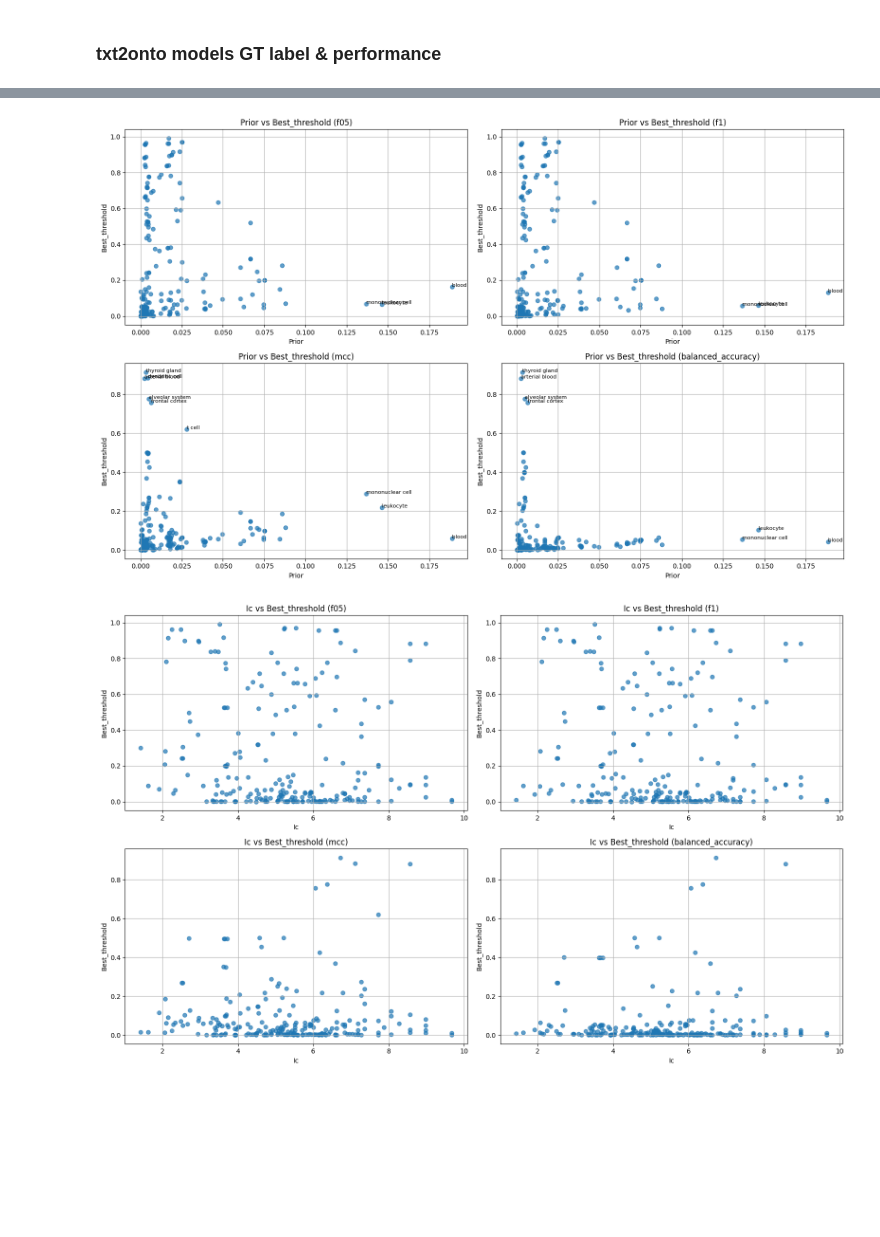
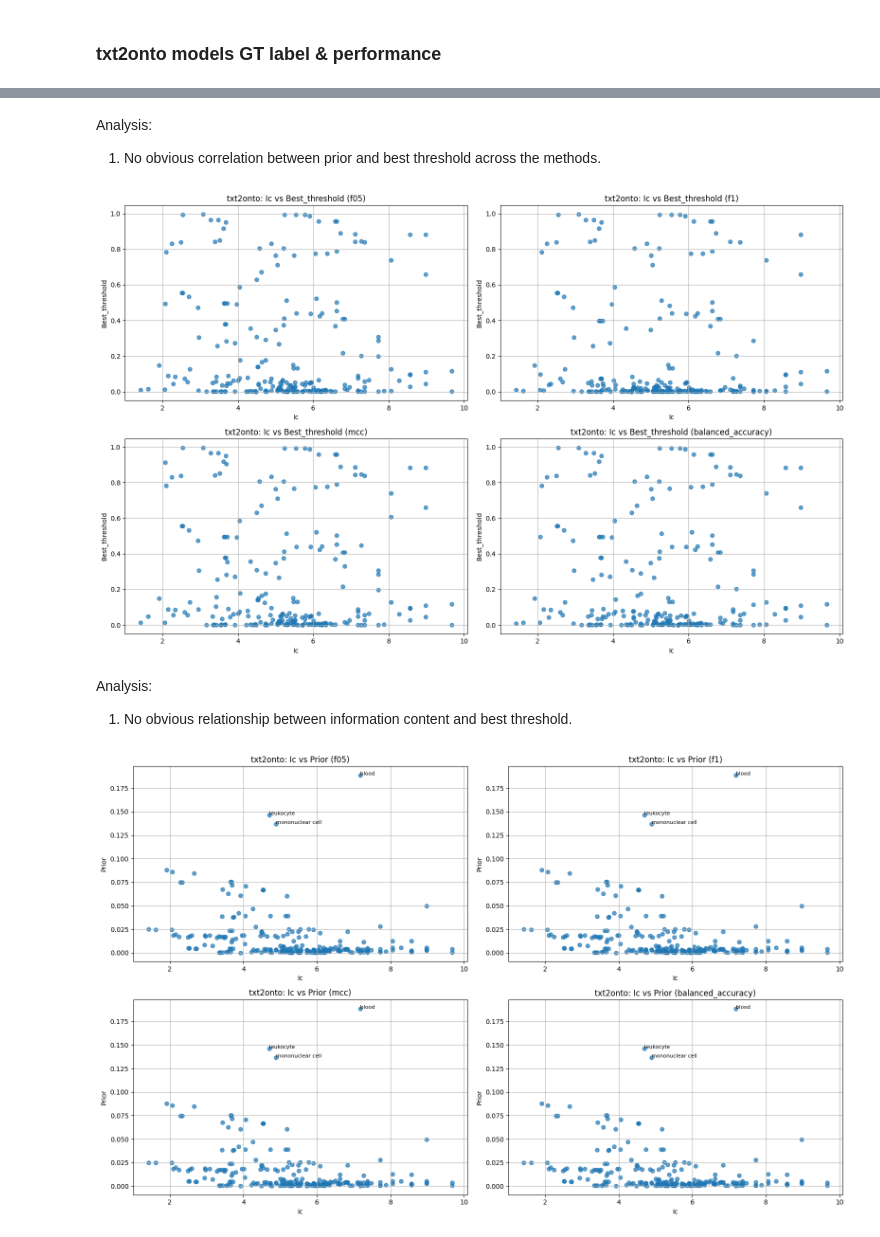
Before and after one commit to phicks22/txt2onto_prediction_workflow, a Jupyter notebook: notebook/2025-11-17__sampleLASSO_microarray_description_txt2onto_predicted_annotation_analysis.ipynb, the cells around one changed output, grey strips where cells are left out. Drawn from its saved outputs; the diff is of its cells as text; code cells hidden in the pictures; blank space fills up the shorter version.

```diff
--- a/notebook/2025-11-17__sampleLASSO_microarray_description_txt2onto_predicted_annotation_analysis.ipynb
+++ b/notebook/2025-11-17__sampleLASSO_microarray_description_txt2onto_predicted_annotation_analysis.ipynb
@@ -317,0 +350,21 @@ txt2onto_label_df.head()
+# %%
+# Prior vs Best Threshold
+methods = ["f05", "f1", "mcc", "balanced_accuracy"]
+x_axis = "prior"
+y_axis = "best_threshold"
+plt.figure(figsize=(16, 10))
+
+for i, method in enumerate(methods, 1):
+    subset = txt2onto_label_df[txt2onto_label_df["method"] == method]
+    plt.subplot(2, 2, i)
+    plt.scatter(subset[x_axis], subset[y_axis], alpha=0.7)
+    for i, row in subset.iterrows():
+        if row[x_axis] > 0.125:
+            plt.text(row[x_axis], row[y_axis], row['name'], fontsize=8, ha='left')
+    plt.xlabel(x_axis.capitalize())
+    plt.ylabel(y_axis.capitalize())
+    plt.title(f'txt2onto: {x_axis.capitalize()} vs {y_axis.capitalize()} ({method})')
+    plt.grid(True)
+
+plt.tight_layout()
+plt.show()
@@ -318,54 +373,58 @@ txt2onto_label_df.head()
+# %% [markdown]
+Analysis:
+
+1. No obvious correlation between prior and best threshold across the methods.
 # %%
-# Prior vs Best Threshold
+# Information Content vs Best Threshold
 methods = ["f05", "f1", "mcc", "balanced_accuracy"]
-x_axis = "prior"
+x_axis = "ic"
 y_axis = "best_threshold"
 plt.figure(figsize=(16, 10))
 
 for i, method in enumerate(methods, 1):
     subset = txt2onto_label_df[txt2onto_label_df["method"] == method]
     plt.subplot(2, 2, i)
     plt.scatter(subset[x_axis], subset[y_axis], alpha=0.7)
-    for i, row in subset.iterrows():
-        if row[x_axis] > 0.1:
-            plt.text(row[x_axis], row[y_axis], row['name'], fontsize=8, ha='left')
-    if method in ["balanced_accuracy", "mcc"]:
-        for i, row in subset.iterrows():
-            if row[y_axis] > 0.6:
-                plt.text(row[x_axis], row[y_axis], row['name'], fontsize=8, ha='left')
+    # for i, row in subset.iterrows():
+    #     if row[x_axis] > 0.1:
+    #         plt.text(row[x_axis], row[y_axis], row['name'], fontsize=8, ha='left')
+    # if method in ["balanced_accuracy", "mcc"]:
+    #     for i, row in subset.iterrows():
+    #         if row[y_axis] > 0.6:
+    #             plt.text(row[x_axis], row[y_axis], row['name'], fontsize=8, ha='left')
     plt.xlabel(x_axis.capitalize())
     plt.ylabel(y_axis.capitalize())
-    plt.title(f'{x_axis.capitalize()} vs {y_axis.capitalize()} ({method})')
+    plt.title(f'txt2onto: {x_axis.capitalize()} vs {y_axis.capitalize()} ({method})')
     plt.grid(True)
 
 plt.tight_layout()
 plt.show()
 # %% [output]
-[figure, old version]
+[figure, new version]
+# %% [markdown]
+Analysis:
+
+1. No obvious relationship between information content and best threshold.
 # %%
-# Information Content vs Best Threshold
+# IC vs Prior
 methods = ["f05", "f1", "mcc", "balanced_accuracy"]
 x_axis = "ic"
-y_axis = "best_threshold"
+y_axis = "prior"
 plt.figure(figsize=(16, 10))
 
 for i, method in enumerate(methods, 1):
     subset = txt2onto_label_df[txt2onto_label_df["method"] == method]
     plt.subplot(2, 2, i)
     plt.scatter(subset[x_axis], subset[y_axis], alpha=0.7)
-    # for i, row in subset.iterrows():
-    #     if row[x_axis] > 0.1:
-    #         plt.text(row[x_axis], row[y_axis], row['name'], fontsize=8, ha='left')
-    # if method in ["balanced_accuracy", "mcc"]:
-    #     for i, row in subset.iterrows():
-    #         if row[y_axis] > 0.6:
-    #             plt.text(row[x_axis], row[y_axis], row['name'], fontsize=8, ha='left')
+    for i, row in subset.iterrows():
+        if row[y_axis] > 0.125:
+            plt.text(row[x_axis], row[y_axis], row['name'], fontsize=8, ha='left')
     plt.xlabel(x_axis.capitalize())
     plt.ylabel(y_axis.capitalize())
-    plt.title(f'{x_axis.capitalize()} vs {y_axis.capitalize()} ({method})')
+    plt.title(f'txt2onto: {x_axis.capitalize()} vs {y_axis.capitalize()} ({method})')
     plt.grid(True)
 
 plt.tight_layout()
 plt.show()
 # %% [output]
-[figure, old version]
+[figure, new version]
```
Also changed, not shown: parts of 34 cells of this notebook.
